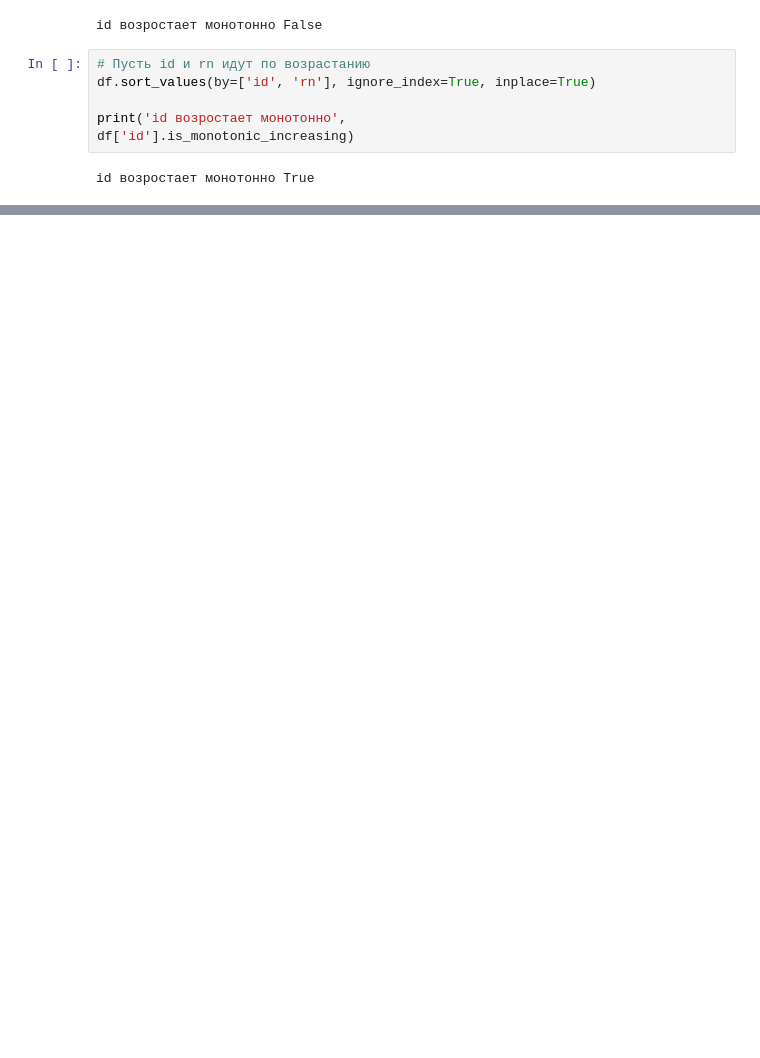
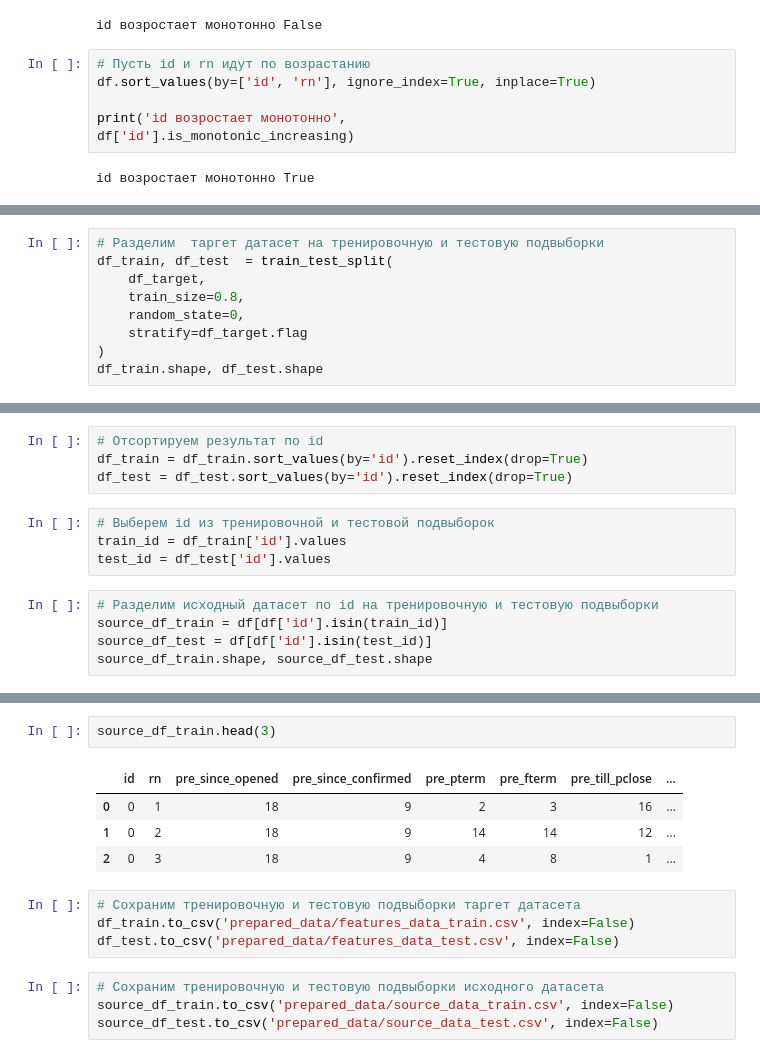
Before and after one commit to Sergey-Chursin/catboost-credit-scoring-pipeline, a Jupyter notebook: data_preparation.ipynb, the cells around one changed output, grey strips where cells are left out. Drawn from its saved outputs; the diff is of its cells as text; blank space fills up the shorter version.

Commit message:
Create train/test datasets; split sourse dataset; save features_data_train.csv, features_data_test.csv, source_data_train.csv, source_data_test.csv

```diff
--- a/data_preparation.ipynb
+++ b/data_preparation.ipynb
@@ -286,0 +295,9 @@ df.to_csv('prepared_data/source_data.csv', index=False)
+# %%
+# Разделим  таргет датасет на тренировочную и тестовую подвыборки
+df_train, df_test  = train_test_split(
+    df_target,
+    train_size=0.8,
+    random_state=0,
+    stratify=df_target.flag
+)
+df_train.shape, df_test.shape
@@ -286,0 +306,13 @@ df.to_csv('prepared_data/source_data.csv', index=False)
+# %%
+# Отсортируем результат по id
+df_train = df_train.sort_values(by='id').reset_index(drop=True)
+df_test = df_test.sort_values(by='id').reset_index(drop=True)
+# %%
+# Выберем id из тренировочной и тестовой подвыборок
+train_id = df_train['id'].values
+test_id = df_test['id'].values
+# %%
+# Разделим исходный датасет по id на тренировочную и тестовую подвыборки
+source_df_train = df[df['id'].isin(train_id)]
+source_df_test = df[df['id'].isin(test_id)]
+source_df_train.shape, source_df_test.shape
@@ -286,0 +328,15 @@ df.to_csv('prepared_data/source_data.csv', index=False)
+# %%
+source_df_train.head(3)
+# %% [output]
+|  | id | rn | pre_since_opened | pre_since_confirmed | pre_pterm | pre_fterm | pre_till_pclose | ... |
+| 0 | 0 | 1 | 18 | 9 | 2 | 3 | 16 | ... |
+| 1 | 0 | 2 | 18 | 9 | 14 | 14 | 12 | ... |
+| 2 | 0 | 3 | 18 | 9 | 4 | 8 | 1 | ... |
+# %%
+# Сохраним тренировочную и тестовую подвыборки таргет датасета
+df_train.to_csv('prepared_data/features_data_train.csv', index=False)
+df_test.to_csv('prepared_data/features_data_test.csv', index=False)
+# %%
+# Сохраним тренировочную и тестовую подвыборки исходного датасета
+source_df_train.to_csv('prepared_data/source_data_train.csv', index=False)
+source_df_test.to_csv('prepared_data/source_data_test.csv', index=False)
```
Also changed, not shown: parts of 17 cells of this notebook.
